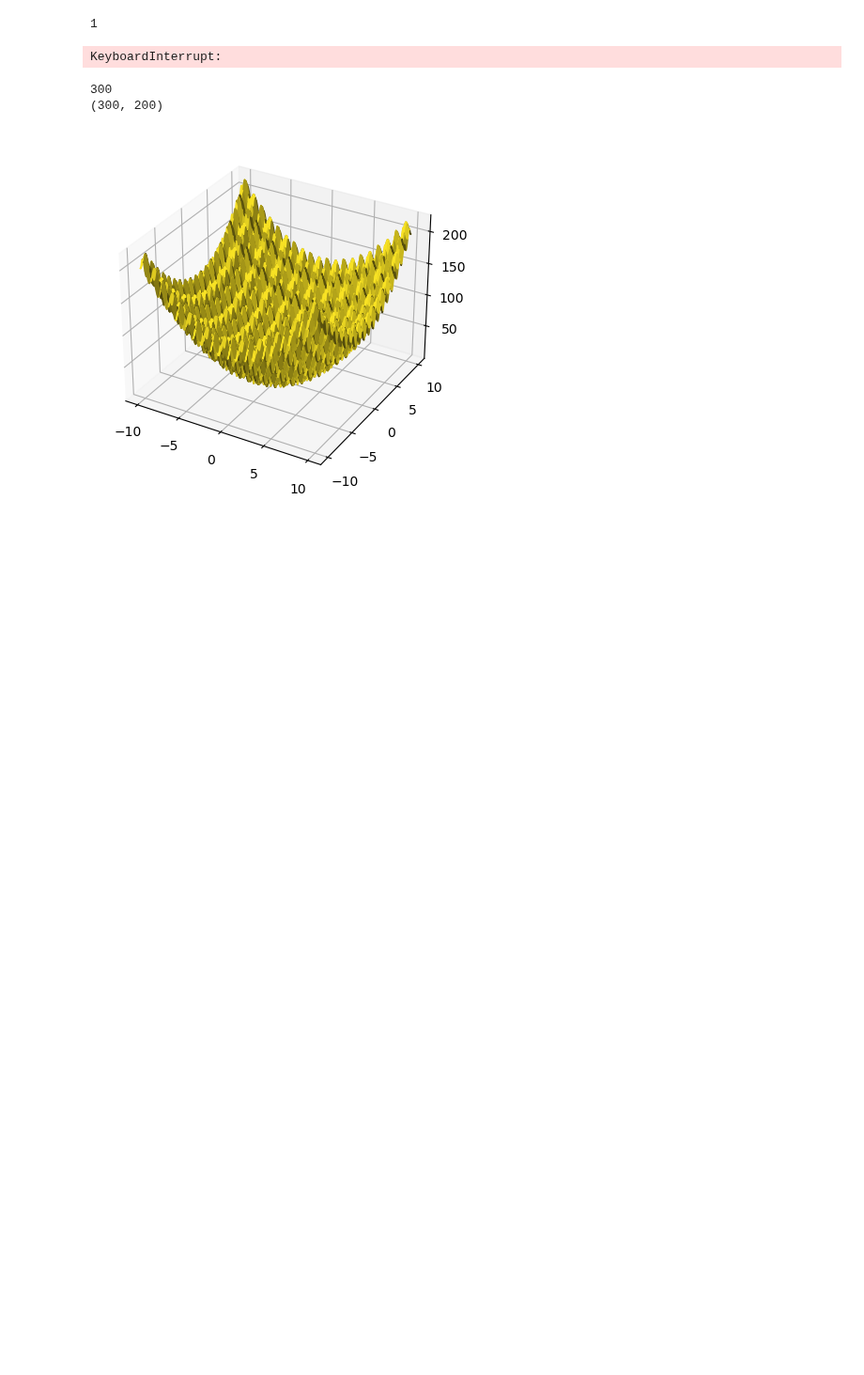
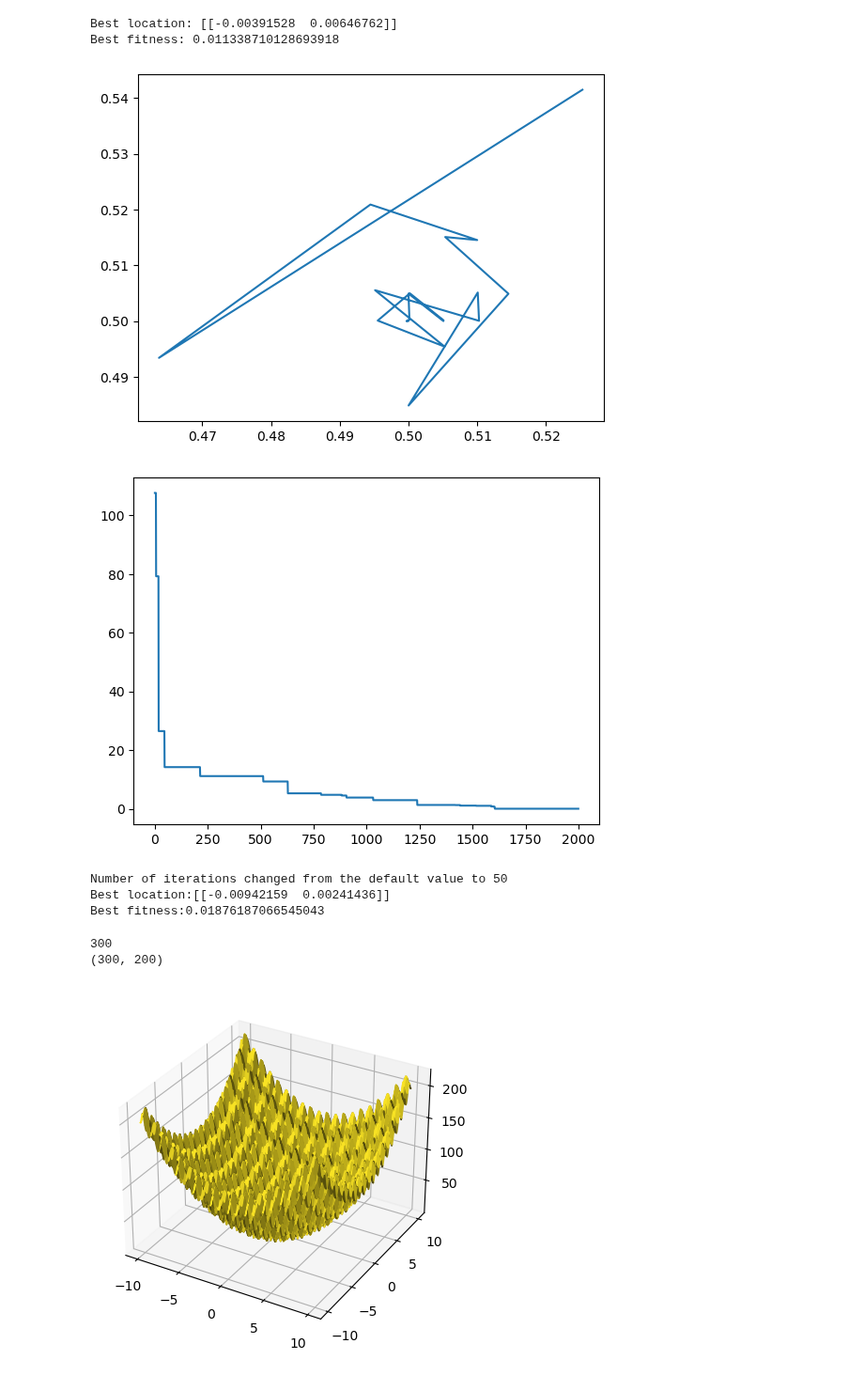
Before and after one commit to ljq2088/DATASCIENCE_COURSE, a Jupyter notebook: exercise/topic5/crcb_pso.ipynb, the cells around one changed output. Shown at 94% size. Drawn from its saved outputs; the diff is of its cells as text; code cells hidden in the pictures; blank space fills up the shorter version.

```diff
--- a/exercise/topic5/crcb_pso.ipynb
+++ b/exercise/topic5/crcb_pso.ipynb
@@ -50,10 +50,10 @@ from scipy.signal import spectrogram
 # %%
 def crcbpso(fit_func_handle, n_dim, **kwargs):
     # Baseline (also default) PSO parameters
-    pop_size = 100#default 40
-    max_steps = 20000#default 2000
-    c1 = 2
-    c2 = 2
+    pop_size = 40#default 40
+    max_steps = 2000#default 2000
+    c1 =1#default 2
+    c2 =1 #default 2
     max_velocity = 0.5
     dc_law_a = 0.9
     dc_law_b = 0.4
@@ -144,7 +144,7 @@ def crcbpso(fit_func_handle, n_dim, **kwargs):
     if (n_row_seed>0)and(n_col_seed>0):
         pop[:n_rows_seed, :n_cols_seed] = seed_matrix
 
-    velocities = (np.random.rand(pop_size, n_dim) - 0.5) * 2 * max_velocity
+    # velocities = (np.random.rand(pop_size, n_dim) - 0.5) * 2 * max_velocity
     # pbest = np.copy(pop)
     # pbest_fitness = np.full(popsize, np.inf)
     gbest_val = np.inf
@@ -197,8 +197,8 @@ def crcbpso(fit_func_handle, n_dim, **kwargs):
             pop[best_particle,part_fit_evals_cols]+=func_count
         #Update lbest
         for k in range(0,pop_size):
-            ring_nbrs=np.append(np.arange(k-left_nbrs,k-1,1),k)
-            ring_nbrs=np.append(ring_nbrs,np.arange(k+1,k+right_nbrs))
+            ring_nbrs_temp=np.append(np.arange(k-left_nbrs,k,1),k)
+            ring_nbrs=np.append(ring_nbrs_temp,np.arange(k+1,k+right_nbrs+1,1))
             adjust=ring_nbrs<0
             ring_nbrs[adjust]+=pop_size
             adjust=ring_nbrs>(pop_size-1)
@@ -310,7 +310,8 @@ def r2sv(r,params):
     r_min=params['r_min']
     r_max=params['r_max']
     rng=r_max-r_min
-    if np.array([rng]).shape[0]==1:
+
+    if np.array([rng]).shape[1]==1:
         if rng==0:
             rng=1
     else:
@@ -331,7 +332,6 @@ def crcbpso_test_func(x,params):
         valid_pts=np.ones(n_row)
         valid_pts=crcb_chk_std_srch_rng(x)
         fit_val[~valid_pts]=np.inf
-
         x[valid_pts]=s2rv(x[valid_pts],params)
 
         for lpc in range(0,n_row):
@@ -354,14 +354,12 @@ def crcbpso_test_func(x,params):
                 fit_val[lpc]=sum(x_temp*x_temp-10*np.cos(2*pi*x_temp)+10)
     return fit_val,x,r2sv(x,params)
 
-print(np.array([[200,10]]).shape[0])
+#print(np.array([[200,10]]).shape[0])
-# %% [output]
-1
 # %%
 #Test crcbpso
 ffparams = {
-   'r_min':-100,
-   'r_max':100 }
+   'r_min':np.array([-100,-50]),
+   'r_max':np.array([100,50]) }
 #Fitness function handle
 fit_func_handle=lambda x: crcbpso_test_func(x,ffparams)
 #Call PSO
@@ -373,4 +371,5 @@ _,real_coord,_=fit_func_handle(std_coord)
 print(f"Best location: {real_coord}")
 print(f"Best fitness: {pso_out['best_fitness']}")
 # %% [output]
-KeyboardInterrupt:
+Best location: [[-0.00391528  0.00646762]]
+Best fitness: 0.011338710128693918
@@ -380,3 +376,25 @@ np.random.seed(0)
+# %%
+#Call PSO with optional input parameters
+#np.random.seed(0)
+pso_params={'max_steps':50,'output_lvl':2}
+pso_out=crcbpso(fit_func_handle,2,max_steps=pso_params['max_steps'],output_lvl=pso_params['output_lvl'])
+plt.plot(pso_out['all_best_loc'][:,0],pso_out['all_best_loc'][:,1])
+plt.show()
+plt.plot(pso_out['all_best_fit'])
+plt.show()
+# %% [output]
+[figure, added]
+[figure, added]
+# %%
+std_coord=pso_out['best_location']
+_,real_coord,_=fit_func_handle(std_coord)
+print(f"Number of iterations changed from the default value to {pso_params['max_steps']}")
+print(f"Best location:{real_coord}")
+print(f"Best fitness:{pso_out['best_fitness']}")
+# %% [output]
+Number of iterations changed from the default value to 50
+Best location:[[-0.00942159  0.00241436]]
+Best fitness:0.01876187066545043
 # %%
 ffparams = {
    'r_min':-10,
```
Also changed, not shown: parts of 12 cells of this notebook, 8 other files.
